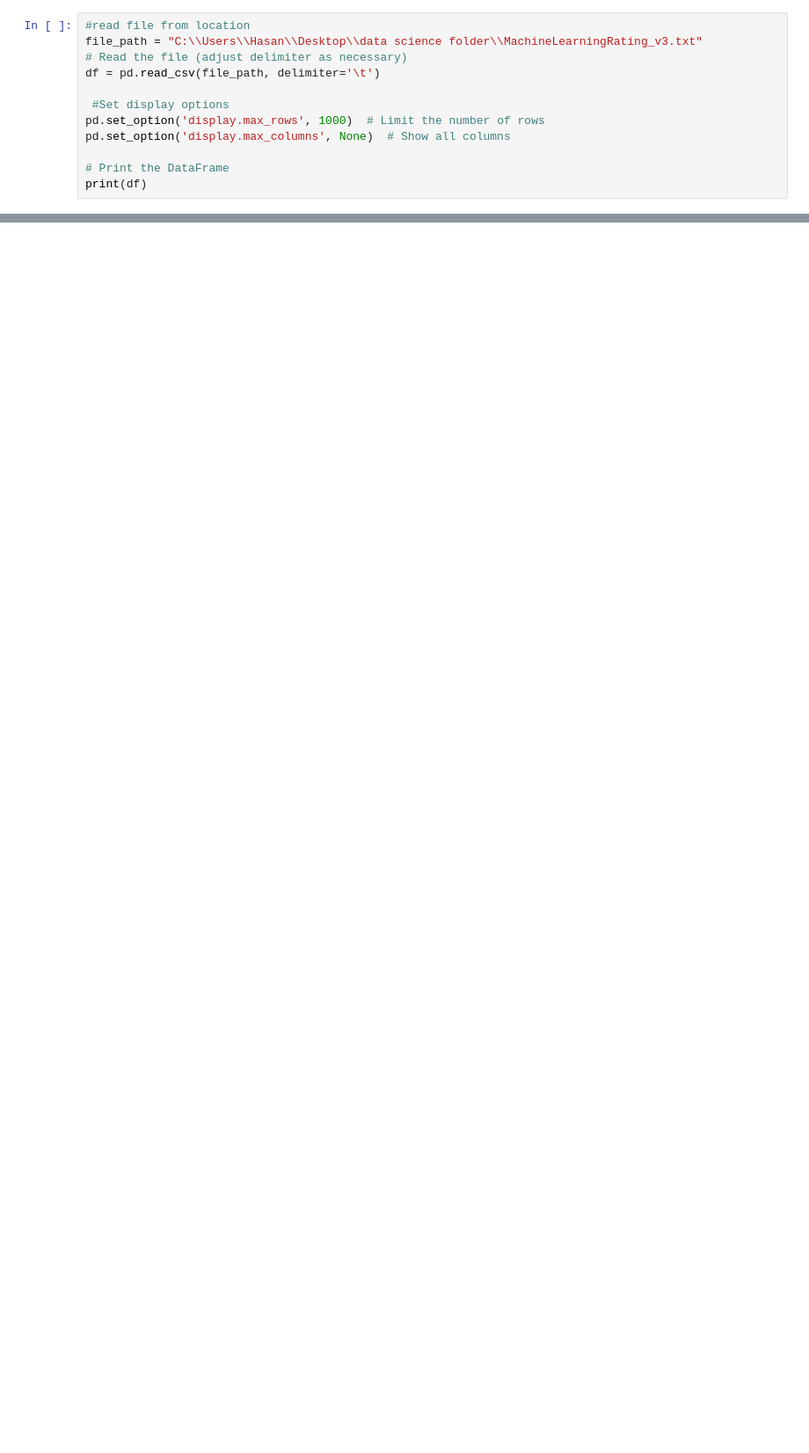
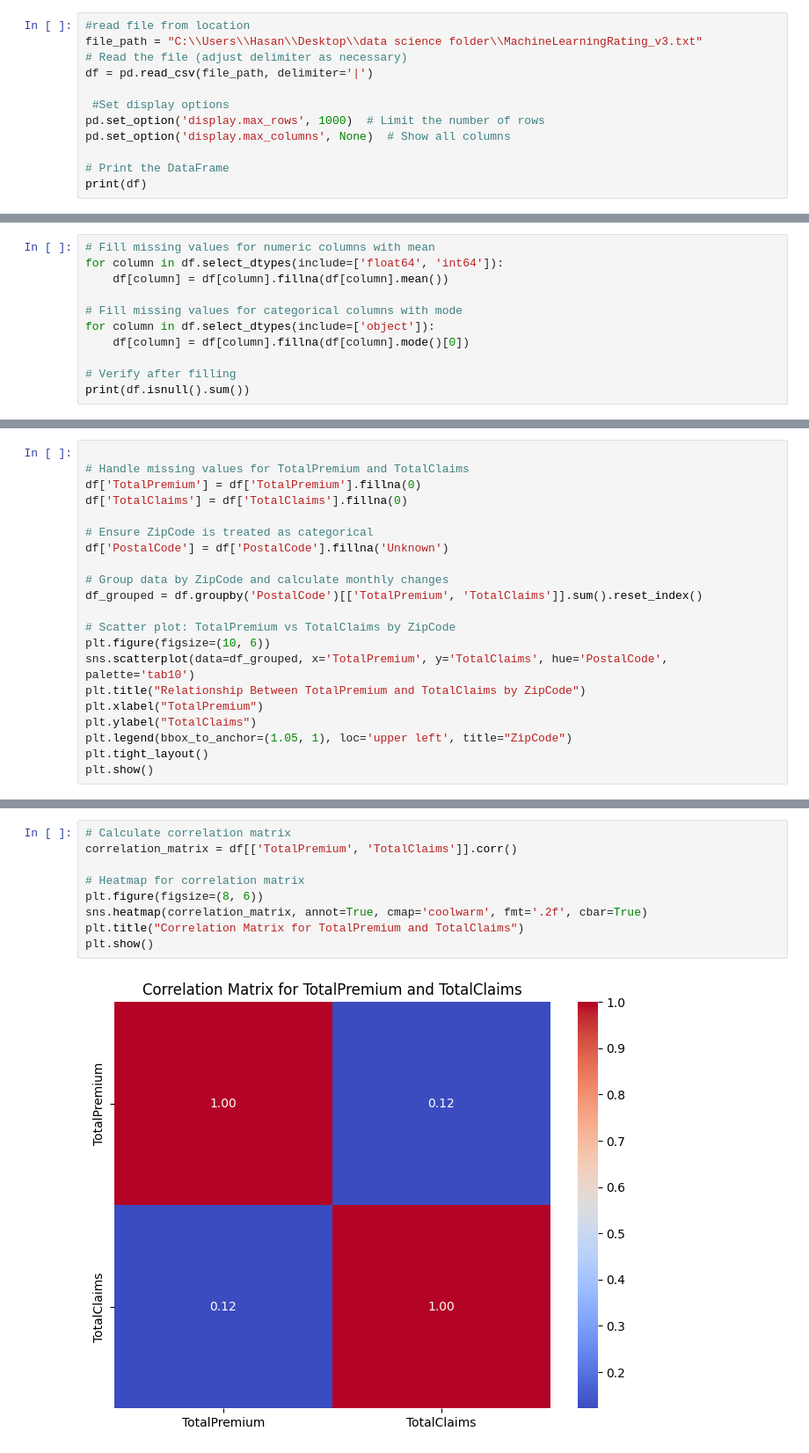
Before and after one commit to hasankere/Week2_Challenge, a Jupyter notebook: project_folder/notebooks/alpha_care_insurance.ipynb, the cells around one changed output, grey strips where cells are left out. Shown at 88% size. Cells and saved outputs as stored; diff of their text form; blank space fills up the shorter version.

```diff
--- a/project_folder/notebooks/alpha_care_insurance.ipynb
+++ b/project_folder/notebooks/alpha_care_insurance.ipynb
@@ -4,7 +13,7 @@ import pandas as pd
 #read file from location
 file_path = "C:\\Users\\Hasan\\Desktop\\data science folder\\MachineLearningRating_v3.txt"
 # Read the file (adjust delimiter as necessary)
-df = pd.read_csv(file_path, delimiter='\t')
+df = pd.read_csv(file_path, delimiter='|')
 
  #Set display options
 pd.set_option('display.max_rows', 1000)  # Limit the number of rows
@@ -57,0 +83,11 @@ Index: []
+# %%
+# Fill missing values for numeric columns with mean
+for column in df.select_dtypes(include=['float64', 'int64']):
+    df[column] = df[column].fillna(df[column].mean())
+
+# Fill missing values for categorical columns with mode
+for column in df.select_dtypes(include=['object']):
+    df[column] = df[column].fillna(df[column].mode()[0])
+
+# Verify after filling
+print(df.isnull().sum())
@@ -57,0 +253,21 @@ Index: []
+# %%
+
+# Handle missing values for TotalPremium and TotalClaims
+df['TotalPremium'] = df['TotalPremium'].fillna(0)
+df['TotalClaims'] = df['TotalClaims'].fillna(0)
+
+# Ensure ZipCode is treated as categorical
+df['PostalCode'] = df['PostalCode'].fillna('Unknown')
+
+# Group data by ZipCode and calculate monthly changes
+df_grouped = df.groupby('PostalCode')[['TotalPremium', 'TotalClaims']].sum().reset_index()
+
+# Scatter plot: TotalPremium vs TotalClaims by ZipCode
+plt.figure(figsize=(10, 6))
+sns.scatterplot(data=df_grouped, x='TotalPremium', y='TotalClaims', hue='PostalCode', palette='tab10')
+plt.title("Relationship Between TotalPremium and TotalClaims by ZipCode")
+plt.xlabel("TotalPremium")
+plt.ylabel("TotalClaims")
+plt.legend(bbox_to_anchor=(1.05, 1), loc='upper left', title="ZipCode")
+plt.tight_layout()
+plt.show()
@@ -57,0 +276,11 @@ Index: []
+# %%
+# Calculate correlation matrix
+correlation_matrix = df[['TotalPremium', 'TotalClaims']].corr()
+
+# Heatmap for correlation matrix
+plt.figure(figsize=(8, 6))
+sns.heatmap(correlation_matrix, annot=True, cmap='coolwarm', fmt='.2f', cbar=True)
+plt.title("Correlation Matrix for TotalPremium and TotalClaims")
+plt.show()
+# %% [output]
+[figure, added]
```
Also changed, not shown: parts of 19 cells of this notebook.
